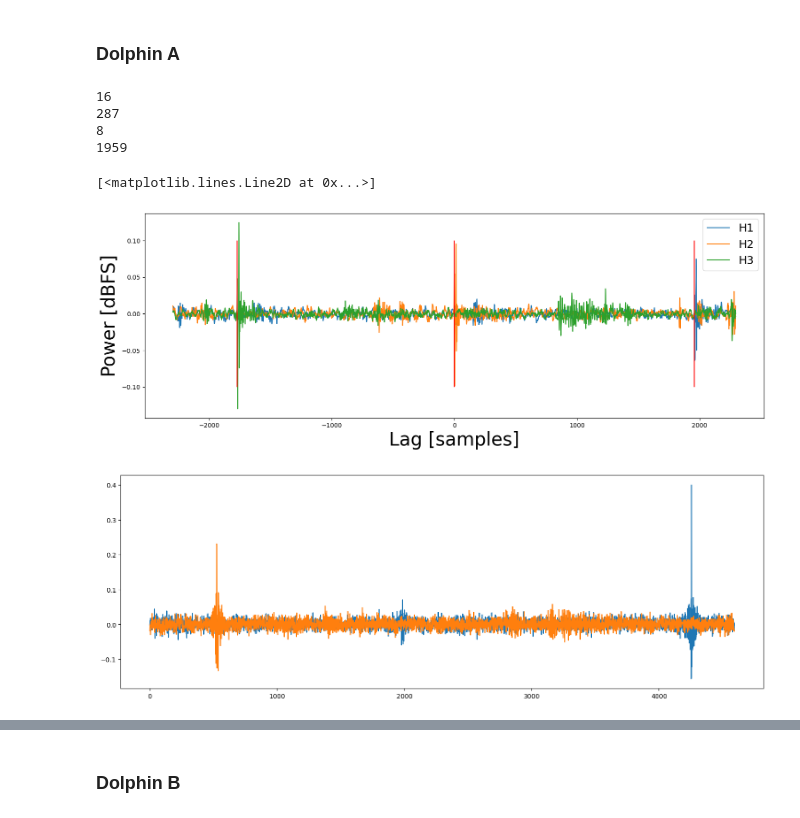
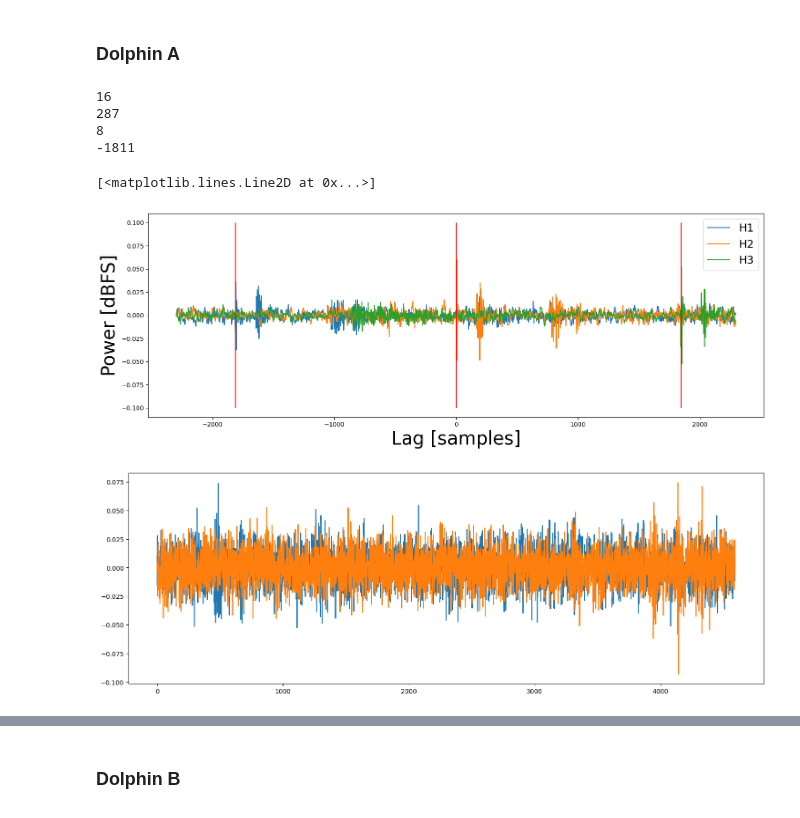
Before and after one commit to bpmasters/asa-challenge-24, a Jupyter notebook: asa-challenge-24.ipynb, the cells around one changed output, grey strips where cells are left out. Saved outputs shown, nothing was run; the diff lists cells and outputs as text; code cells hidden in the pictures.

```diff
--- a/asa-challenge-24.ipynb
+++ b/asa-challenge-24.ipynb
@@ -105,7 +105,7 @@ plt.legend(fontsize=18)
 # Analysis Parameters for Simple Click Detection
 win_size = 16
 noverlap = int(win_size*.5) #np.int(np.ceil(win_size/10)) Use no overlap here for minimal uncertainty
-pk_distance = .007 * fs/(win_size-noverlap)  # Distance between peaks, frames based on 7 ms expected ICI
+pk_distance = .006 * fs/(win_size-noverlap)  # Distance between peaks, frames based on 7 ms expected ICI
 print(pk_distance)
 # pk_wlen = 20  # Samples to look around the peak
 
@@ -139,7 +139,7 @@ plt.legend(fontsize=18, loc='lower right')
 plt.figure()
 plt.plot(ts_buff, h2_buff_pow, label='Frame Power')
 plt.plot(ts_buff[h2_peaks_a], h2_buff_pow[h2_peaks_a], 'x', label='Detected Clicks by Dolphin A')
-plt.xlim([2.05,2.25])
+plt.xlim([2.35,2.55])
 plt.xlabel('Time [s]', fontsize = 30)
 plt.ylabel('Power [dBFS]', fontsize = 30)
 plt.legend(fontsize=18, loc='lower right')
@@ -232,12 +232,6 @@ print(len(h3_peaks_b))
 61
 148
 152
-# %%
-remove_inds = []
-for i, peak in enumerate(h2_peaks_a):
-  # only run gcc if theres peaks in both other hydrophones
-  if not ((np.abs(h1_peaks_a - peak) < win_width).any() and (np.abs(h3_peaks_a - peak) < win_width).any()):
-    remove_inds.append(i)
 # %%
 click_cutoff = click_cutoff_t/(len(h2)/fs)
 
@@ -309,7 +303,7 @@ frame_to_sample = win_size-noverlap
 print(win_size)
 print(win_width)
 print(frame_to_sample)
-for i, peak in enumerate(h2_peaks_a):
+for i, peak in enumerate(h2_peaks_a[:-8]):
   # only run gcc if theres peaks in both other hydrophones
   if (np.abs(h1_peaks_a - peak) < win_width).any() and (np.abs(h3_peaks_a - peak) < win_width).any():
 
@@ -338,36 +332,36 @@ for i, peak in enumerate(h2_peaks_a):
 plt.figure()
 plt.plot(-len(h1_sig)/2+np.arange(0,len(h1_sig)), h1_sig, label='H1')
 plt.plot(-len(h2_sig)/2+np.arange(0,len(h2_sig)), h2_sig, label='H2')
 plt.plot(-len(h3_sig)/2+np.arange(0,len(h3_sig)), h3_sig, label='H3')
 # plt.vlines(0, -70, -40, 'r')
 # plt.vlines(lag_12, -70, -40, 'r')
 # plt.vlines(abs(lag_23), -70, -40, 'r')
 
 plt.vlines(0, -.1, .1, 'r')
 plt.vlines(lag_12, -.1, .1, 'r')
 plt.vlines(lag_23, -.1, .1, 'r')
 plt.xlabel('Lag [samples]', fontsize = 30)
 plt.ylabel('Power [dBFS]', fontsize = 30)
 plt.legend(fontsize=18)
 
 # plt.figure()
 # plt.plot(lags_12)
 # plt.plot(lags_23)
 
 print(lag_12)
 
 plt.figure()
 plt.plot(cc_12)
 plt.plot(cc_23)
 # np.argmax(np.abs(cc_12))
 # %% [output]
 16
 287
 8
-1959
+-1811
 [<matplotlib.lines.Line2D at 0x...>]
-[figure, old version]
+[figure, new version]
-[figure, old version]
+[figure, new version]
 # %%
 lags_12 = np.array(lags_12)
 lags_23 = -np.array(lags_23)
```
Also changed, not shown: parts of 5 cells of this notebook.
